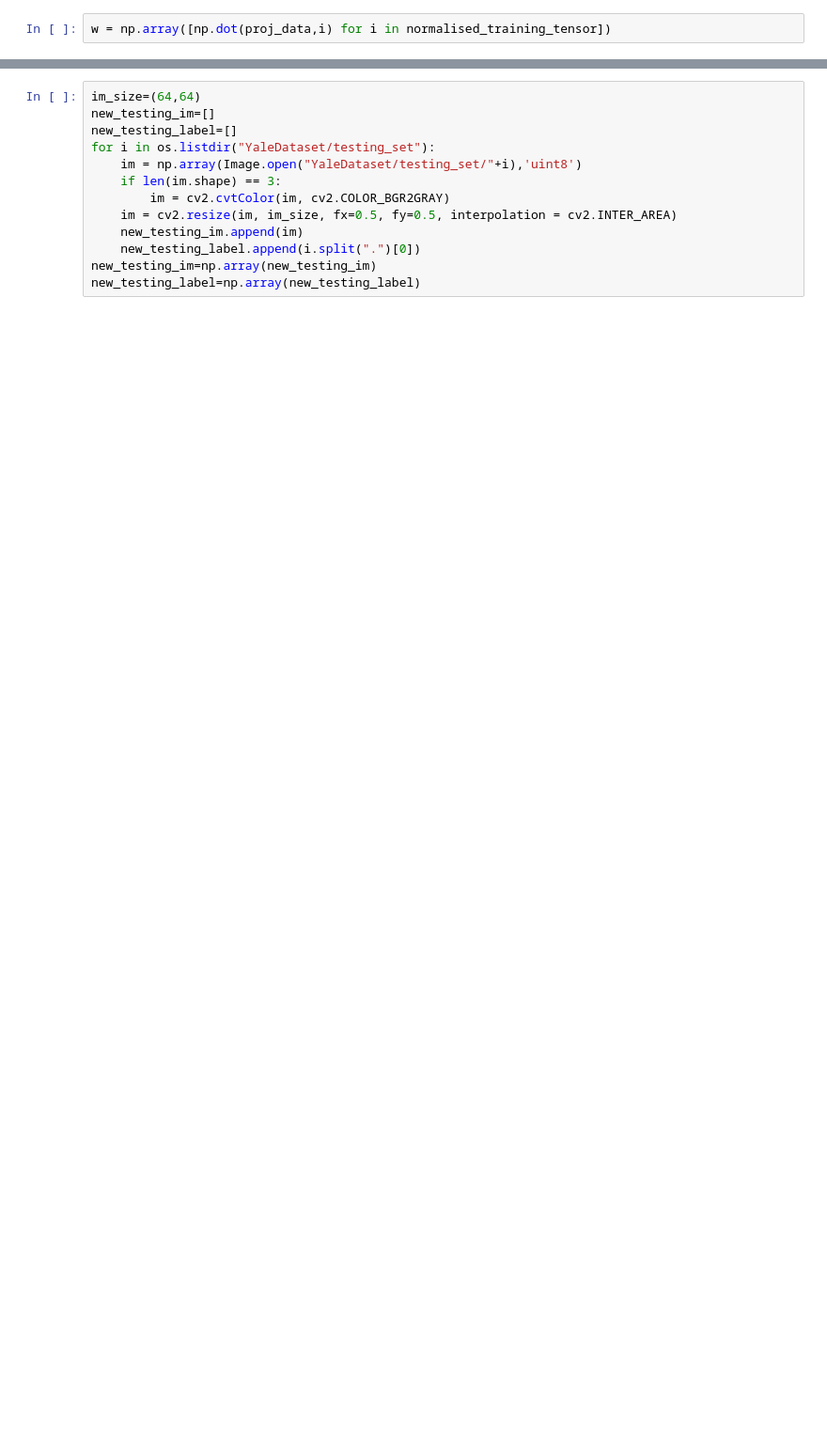
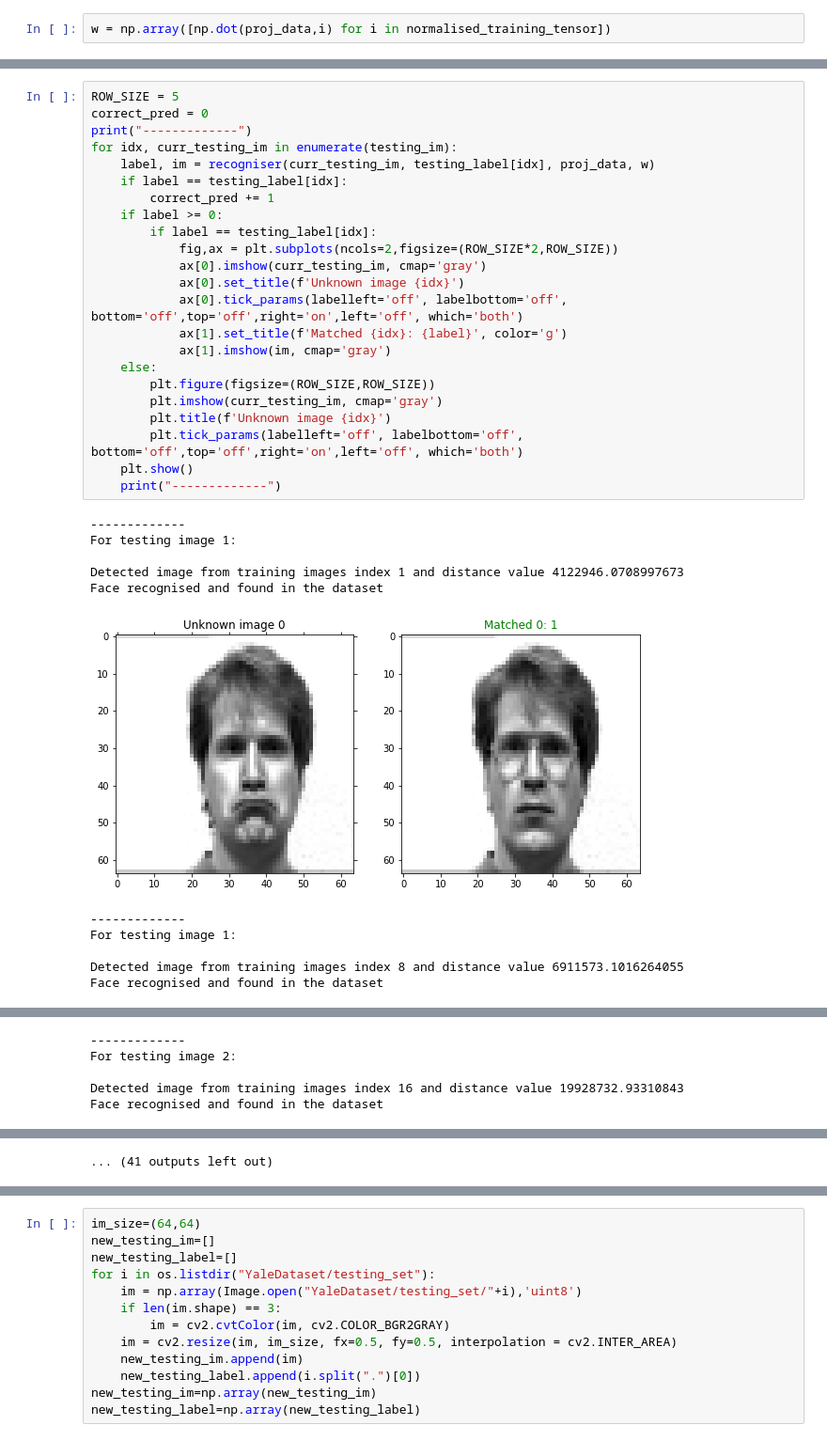
Before and after one commit to Rutvij-1/Eigen-Faces-SMAI-M21-project, a Jupyter notebook: FINALFINAL.ipynb, the cells around one changed output, grey strips where cells are left out. Shown at 94% size. Cells and saved outputs as stored; diff of their text form; blank space fills up the shorter version.

```diff
--- a/FINALFINAL.ipynb
+++ b/FINALFINAL.ipynb
@@ -432,0 +215,35 @@ print(len(training_im))
+# %%
+ROW_SIZE = 5
+correct_pred = 0
+print("-------------")
+for idx, curr_testing_im in enumerate(testing_im):
+    label, im = recogniser(curr_testing_im, testing_label[idx], proj_data, w)
+    if label == testing_label[idx]:
+        correct_pred += 1
+    if label >= 0:
+        if label == testing_label[idx]:
+            fig,ax = plt.subplots(ncols=2,figsize=(ROW_SIZE*2,ROW_SIZE))
+            ax[0].imshow(curr_testing_im, cmap='gray')
+            ax[0].set_title(f'Unknown image {idx}')
+            ax[0].tick_params(labelleft='off', labelbottom='off', bottom='off',top='off',right='on',left='off', which='both')
+            ax[1].set_title(f'Matched {idx}: {label}', color='g')
+            ax[1].imshow(im, cmap='gray')
+    else:
+        plt.figure(figsize=(ROW_SIZE,ROW_SIZE))
+        plt.imshow(curr_testing_im, cmap='gray')
+        plt.title(f'Unknown image {idx}')
+        plt.tick_params(labelleft='off', labelbottom='off', bottom='off',top='off',right='on',left='off', which='both')
+    plt.show()
+    print("-------------")
+# %% [output]
+-------------
+For testing image 1:
+
+Detected image from training images index 1 and distance value 4122946.0708997673
+Face recognised and found in the dataset
+[figure, added]
+-------------
+For testing image 1:
+
+Detected image from training images index 8 and distance value 6911573.1016264055
+Face recognised and found in the dataset
@@ -432,0 +251,5 @@ print(len(training_im))
+-------------
+For testing image 2:
+
+Detected image from training images index 16 and distance value 19928732.93310843
+Face recognised and found in the dataset
@@ -432,0 +275 @@ print(len(training_im))
+... (41 outputs left out)
```
Also changed, not shown: parts of 54 cells of this notebook.
